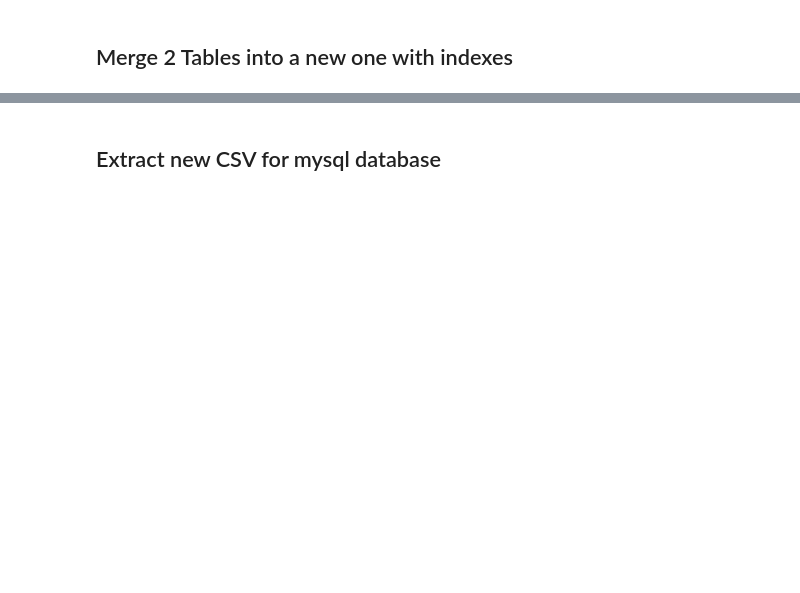
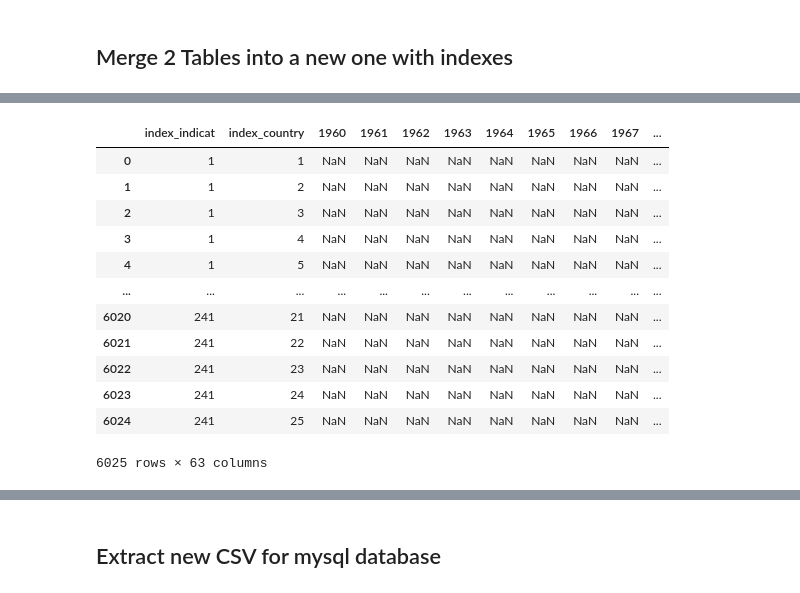
Before and after one commit to Georgemouts/Data_Visualization_ETL_Pipeline, a Jupyter notebook: CleanData.ipynb, the cells around one changed output, grey strips where cells are left out. Drawn from its saved outputs; the diff is of its cells as text; code cells hidden in the pictures; blank space fills up the shorter version.

```diff
--- a/CleanData.ipynb
+++ b/CleanData.ipynb
@@ -162,5 +178,6 @@ indicatorsdf
 # %% [markdown]
 ## Merge 2 Tables into a new one with indexes
 # %%
-a = pd.merge(countriesdf,df,how='inner',on='Country Name')
-a = a.drop('Country Code_y', 1)
+dfnew = pd.merge(countriesdf,df,how='inner',on='Country Name')
+dfnew = dfnew.drop('Country Code_y', 1)
+dfnew = dfnew.drop('Country Code_x', 1)
@@ -183,2 +200,3 @@ a
 # %%
-a = pd.merge(indicatorsdf,a,how='inner',on='Indicator Name')
+dfnew = pd.merge(indicatorsdf,dfnew,how='inner',on='Indicator Name')
+dfnew = dfnew.drop('Indicator Code_y', 1)
@@ -200,0 +219,2 @@ a
+# %%
+dfnew= dfnew.rename(columns={'Indicator Code_x': 'Indicator Code', 'Country Code_x': 'Country Code'})
@@ -200,0 +237,18 @@ a
+# %%
+df_ind_years =dfnew.drop(columns=['Indicator Name', 'Indicator Code' ,'Country Name'])
+# %%
+df_ind_years
+# %% [output]
+|  | index_indicat | index_country | 1960 | 1961 | 1962 | 1963 | 1964 | 1965 | 1966 | 1967 | ... |
+| 0 | 1 | 1 | NaN | NaN | NaN | NaN | NaN | NaN | NaN | NaN | ... |
+| 1 | 1 | 2 | NaN | NaN | NaN | NaN | NaN | NaN | NaN | NaN | ... |
+| 2 | 1 | 3 | NaN | NaN | NaN | NaN | NaN | NaN | NaN | NaN | ... |
+| 3 | 1 | 4 | NaN | NaN | NaN | NaN | NaN | NaN | NaN | NaN | ... |
+| 4 | 1 | 5 | NaN | NaN | NaN | NaN | NaN | NaN | NaN | NaN | ... |
+| ... | ... | ... | ... | ... | ... | ... | ... | ... | ... | ... | ... |
+| 6020 | 241 | 21 | NaN | NaN | NaN | NaN | NaN | NaN | NaN | NaN | ... |
+| 6021 | 241 | 22 | NaN | NaN | NaN | NaN | NaN | NaN | NaN | NaN | ... |
+| 6022 | 241 | 23 | NaN | NaN | NaN | NaN | NaN | NaN | NaN | NaN | ... |
+| 6023 | 241 | 24 | NaN | NaN | NaN | NaN | NaN | NaN | NaN | NaN | ... |
+| 6024 | 241 | 25 | NaN | NaN | NaN | NaN | NaN | NaN | NaN | NaN | ... |
+6025 rows × 63 columns
```
Also changed, not shown: parts of 18 cells of this notebook.
